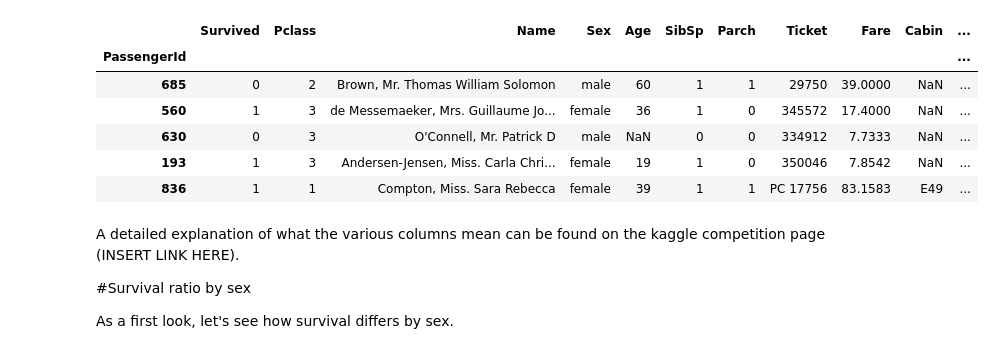
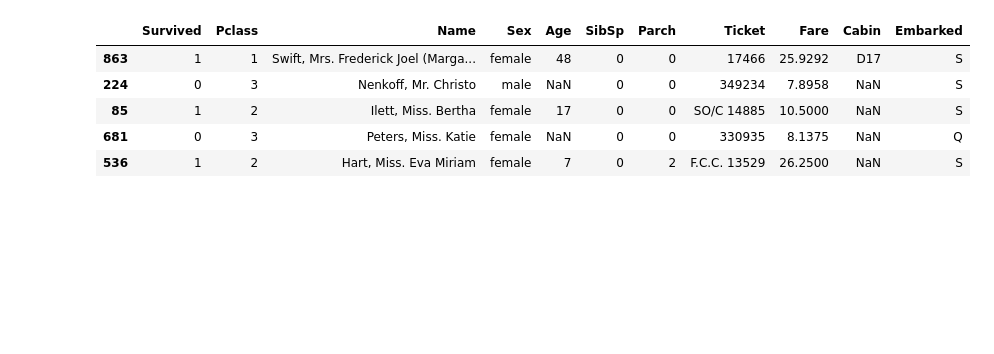
Before and after one commit to Mistborn/titanic, a Jupyter notebook: Titanic.ipynb, the cells around one changed output. Drawn from its saved outputs; the diff is of its cells as text; code cells hidden in the pictures; blank space fills up the shorter version.

```diff
--- a/Titanic.ipynb
+++ b/Titanic.ipynb
@@ -9,28 +13,25 @@ First some basic imports and loading the dataset. Let's see what data we have th
 # %%
 %matplotlib inline
 
 import pandas as pd
 import numpy as np
 import seaborn as sn # prettier graphs
 import matplotlib as plt
 from pandas import Series, DataFrame
 
 all_people = pd.read_csv('train.csv', index_col='PassengerId')
-np.random.seed(0)
-rows = np.random.choice(all_people.index.values, 700)
-people = all_people.ix[rows]
+# Split people into two groups, for training our models, and for cross-validation
+np.random.seed(1)
+shuffled_rows = np.random.permutation(all_people.index.values)
+train_rows = shuffled_rows[:700]
+cross_validation_rows = shuffled_rows[700:]
+people = all_people.ix[train_rows]
+cv_people = all_people.ix[cross_validation_rows]
 people.head()
 # %% [output]
-|  | Survived | Pclass | Name | Sex | Age | SibSp | Parch | Ticket | Fare | Cabin | ... |
-| PassengerId |  |  |  |  |  |  |  |  |  |  | ... |
-| 685 | 0 | 2 | Brown, Mr. Thomas William Solomon | male | 60 | 1 | 1 | 29750 | 39.0000 | NaN | ... |
-| 560 | 1 | 3 | de Messemaeker, Mrs. Guillaume Jo... | female | 36 | 1 | 0 | 345572 | 17.4000 | NaN | ... |
-| 630 | 0 | 3 | O'Connell, Mr. Patrick D | male | NaN | 0 | 0 | 334912 | 7.7333 | NaN | ... |
-| 193 | 1 | 3 | Andersen-Jensen, Miss. Carla Chri... | female | 19 | 1 | 0 | 350046 | 7.8542 | NaN | ... |
-| 836 | 1 | 1 | Compton, Miss. Sara Rebecca | female | 39 | 1 | 1 | PC 17756 | 83.1583 | E49 | ... |
+|  | Survived | Pclass | Name | Sex | Age | SibSp | Parch | Ticket | Fare | Cabin | Embarked |
+| 863 | 1 | 1 | Swift, Mrs. Frederick Joel (Marga... | female | 48 | 0 | 0 | 17466 | 25.9292 | D17 | S |
+| 224 | 0 | 3 | Nenkoff, Mr. Christo | male | NaN | 0 | 0 | 349234 | 7.8958 | NaN | S |
+| 85 | 1 | 2 | Ilett, Miss. Bertha | female | 17 | 0 | 0 | SO/C 14885 | 10.5000 | NaN | S |
+| 681 | 0 | 3 | Peters, Miss. Katie | female | NaN | 0 | 0 | 330935 | 8.1375 | NaN | Q |
+| 536 | 1 | 2 | Hart, Miss. Eva Miriam | female | 7 | 0 | 2 | F.C.C. 13529 | 26.2500 | NaN | S |
-# %% [markdown]
-A detailed explanation of what the various columns mean can be found on the kaggle competition page (INSERT LINK HERE).
-
-#Survival ratio by sex
-
-As a first look, let's see how survival differs by sex.
```
Also changed, not shown: parts of 49 cells of this notebook.
